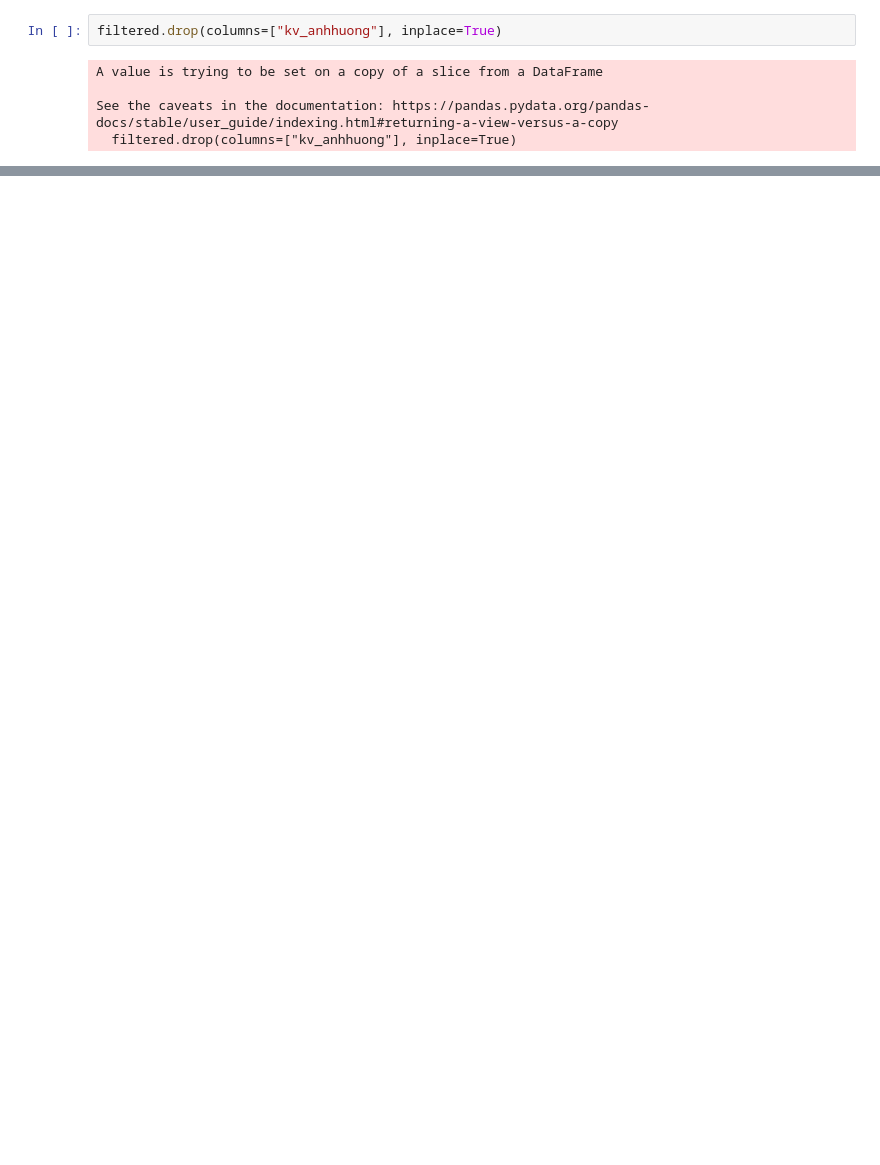
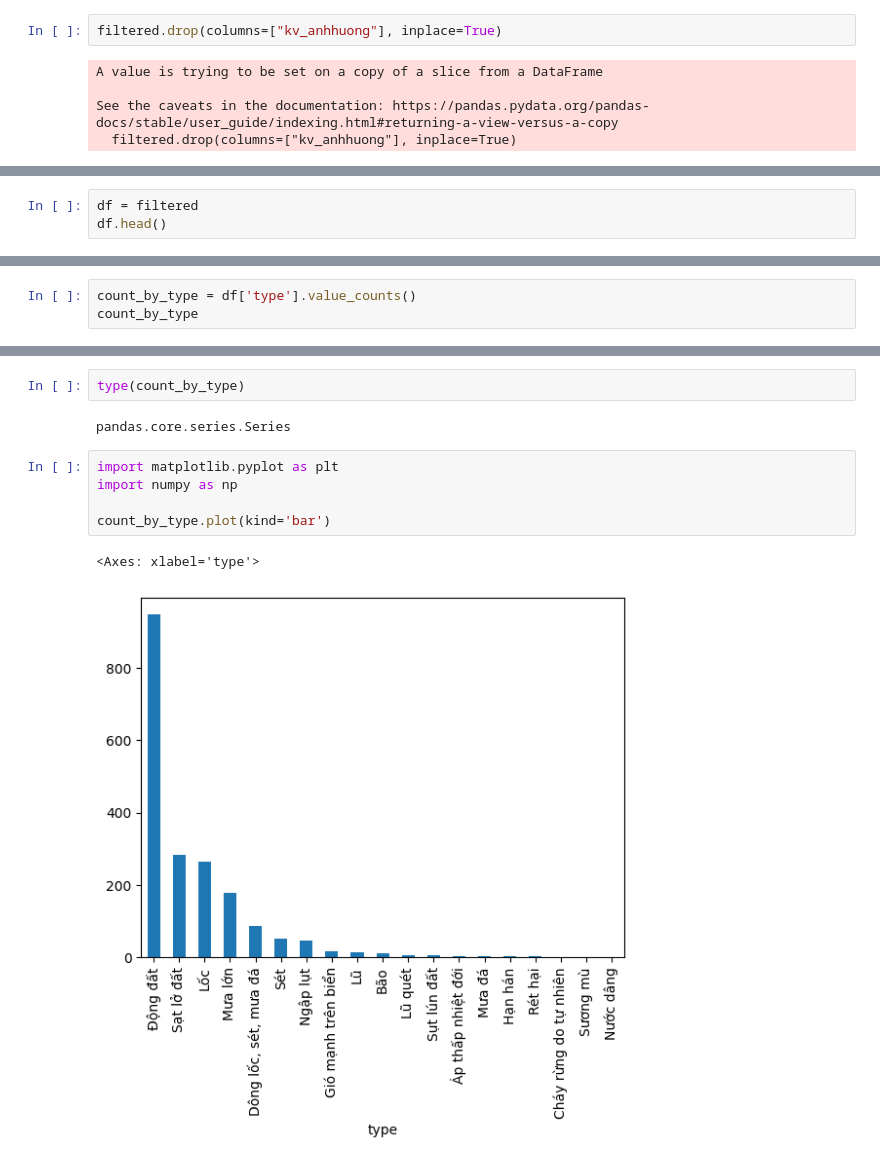
Before and after one commit to nguyen451/Small-Disaster-Tracker, a Jupyter notebook: project/helper/prep.ipynb, the cells around one changed output, grey strips where cells are left out. Cells and saved outputs as stored; diff of their text form; blank space fills up the shorter version.

```diff
--- a/project/helper/prep.ipynb
+++ b/project/helper/prep.ipynb
@@ -247,0 +265,3 @@ See the caveats in the documentation: https://pandas.pydata.org/pandas-docs/stab
+# %%
+df = filtered
+df.head()
@@ -247,0 +296,3 @@ See the caveats in the documentation: https://pandas.pydata.org/pandas-docs/stab
+# %%
+count_by_type = df['type'].value_counts()
+count_by_type
@@ -247,0 +317,12 @@ See the caveats in the documentation: https://pandas.pydata.org/pandas-docs/stab
+# %%
+type(count_by_type)
+# %% [output]
+pandas.core.series.Series
+# %%
+import matplotlib.pyplot as plt
+import numpy as np
+
+count_by_type.plot(kind='bar')
+# %% [output]
+<Axes: xlabel='type'>
+[figure, added]
```
Also changed, not shown: parts of 12 cells of this notebook, 6 other files.
